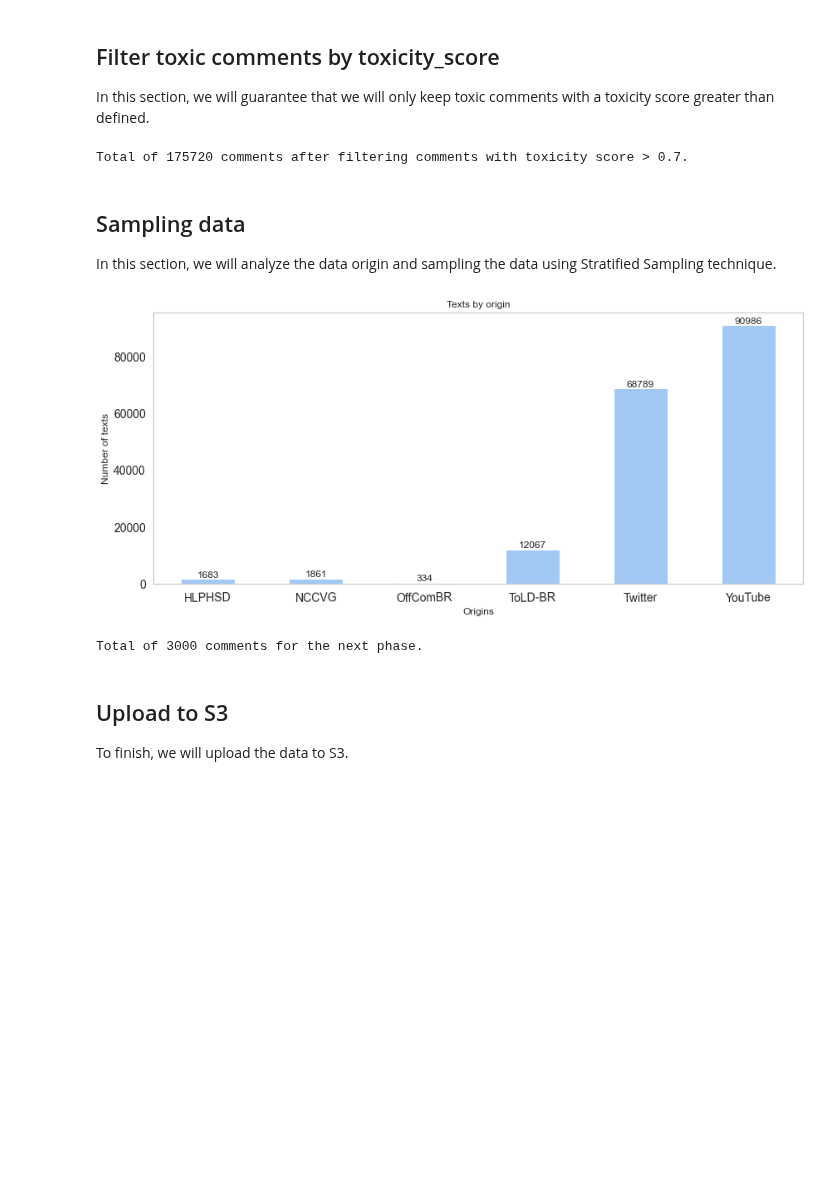
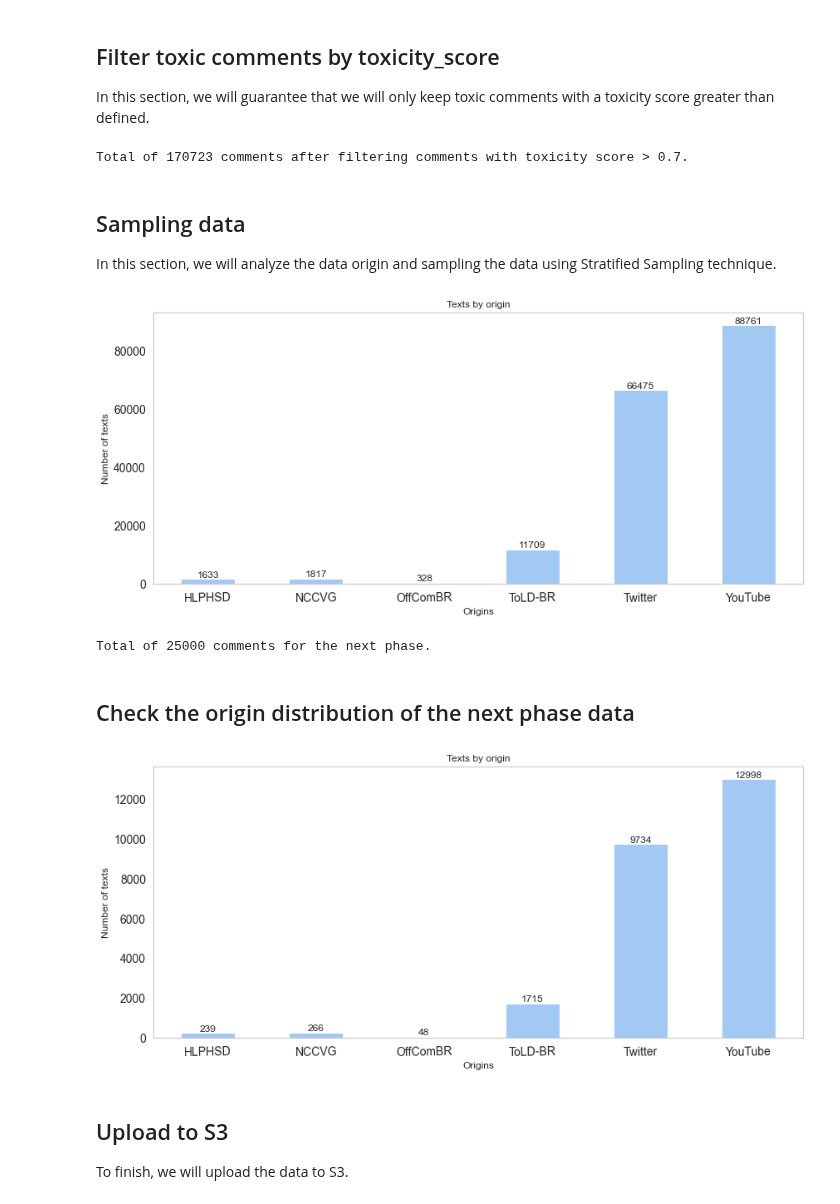
Before and after one commit to DougTrajano/olid-br, a Jupyter notebook: notebooks/processing/unlabeled_data.ipynb, the cells around one changed output. Drawn from its saved outputs; the diff is of its cells as text; code cells hidden in the pictures; blank space fills up the shorter version.

```diff
--- a/notebooks/processing/unlabeled_data.ipynb
+++ b/notebooks/processing/unlabeled_data.ipynb
@@ -241,11 +242,9 @@ In this section, we will remove all comments that was labeled in previous pilots
 # %%
 pilots = [
     "processed/olid-br/iterations/1/olidbr.json",
-    # "processed/olid-br/iterations/2/olidbr.json",
-    # "processed/olid-br/iterations/3/olidbr.json"
+    "processed/olid-br/iterations/2/olidbr.json",
+    "processed/olid-br/iterations/3/olidbr.json"
 ]
-
-pilots = []
 # %%
 olidbr_pilot = []
 
@@ -311,14 +308,12 @@ new_data = filter_perspective(new_data, args.PERSPECTIVE_THRESHOLD)
 
 print(f"Total of {len(new_data)} comments after filtering comments with toxicity score > {args.PERSPECTIVE_THRESHOLD}.")
 # %% [output]
-Total of 175720 comments after filtering comments with toxicity score > 0.7.
+Total of 170723 comments after filtering comments with toxicity score > 0.7.
 # %% [markdown]
 ## Sampling data
 
 In this section, we will analyze the data origin and sampling the data using Stratified Sampling technique.
 # %%
-import pandas as pd
-
 origins = [i["data"]["meta_info"]["source"] for i in new_data]
 
 df_eda = pd.DataFrame(
@@ -334,17 +329,36 @@ ax = df_eda.plot(
 for container in ax.containers:
     ax.bar_label(container, fontsize=12)
 # %% [output]
-[figure, old version]
+[figure, new version]
 # %%
 olidbr_next_phase = train_test_split(
     new_data,
-    origins,
-    test_size=0.01733,
+    stratify=origins,
+    test_size=0.146436,
     random_state=seed)[1]
 
 print(f"Total of {len(olidbr_next_phase)} comments for the next phase.")
 # %% [output]
-Total of 3000 comments for the next phase.
+Total of 25000 comments for the next phase.
+# %% [markdown]
+## Check the origin distribution of the next phase data
+# %%
+pilot_origins = [i["data"]["meta_info"]["source"] for i in olidbr_next_phase]
+
+df_eda = pd.DataFrame(
+    {"origin": pilot_origins,
+    "i": 1}).groupby("origin").count()
+
+ax = df_eda.plot(
+    kind="bar", grid=False,
+    legend=False, figsize=(14, 6),
+    xlabel="Origins", ylabel="Number of texts", fontsize=14,
+    rot=1, title="Texts by origin")
+
+for container in ax.containers:
+    ax.bar_label(container, fontsize=12)
+# %% [output]
+[figure, added]
 # %% [markdown]
 ## Upload to S3
 
```
Also changed, not shown: parts of 6 cells of this notebook, 5 other files.
